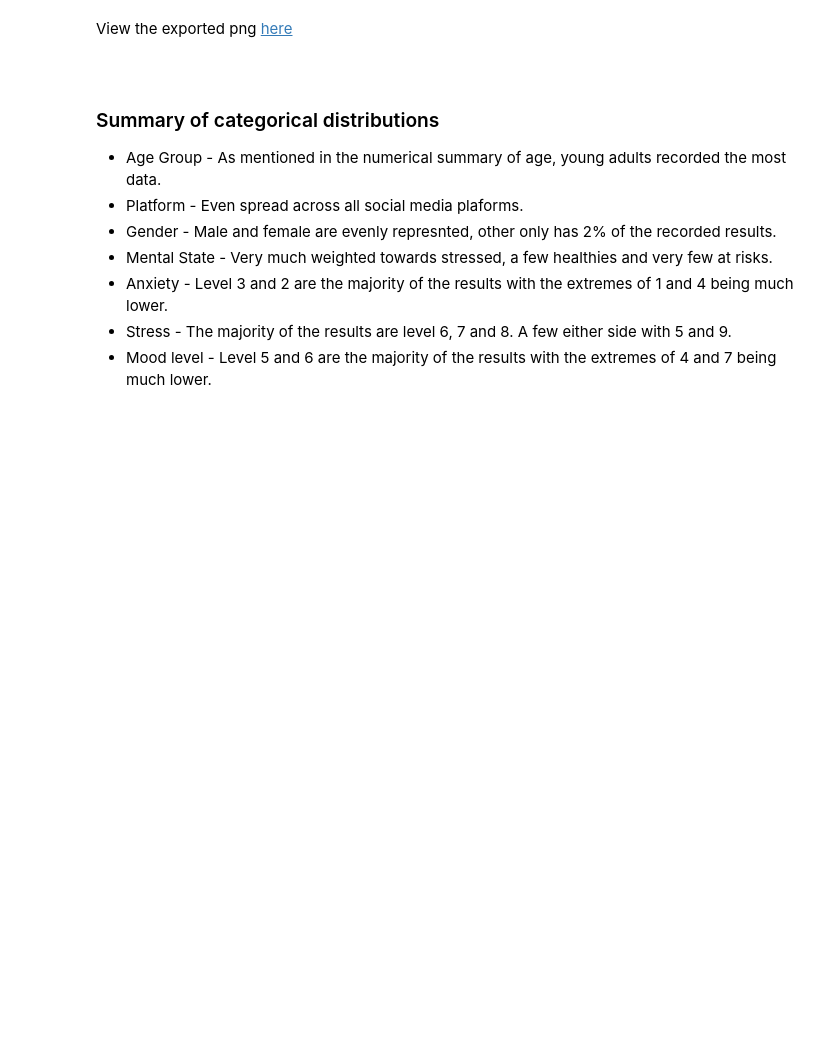
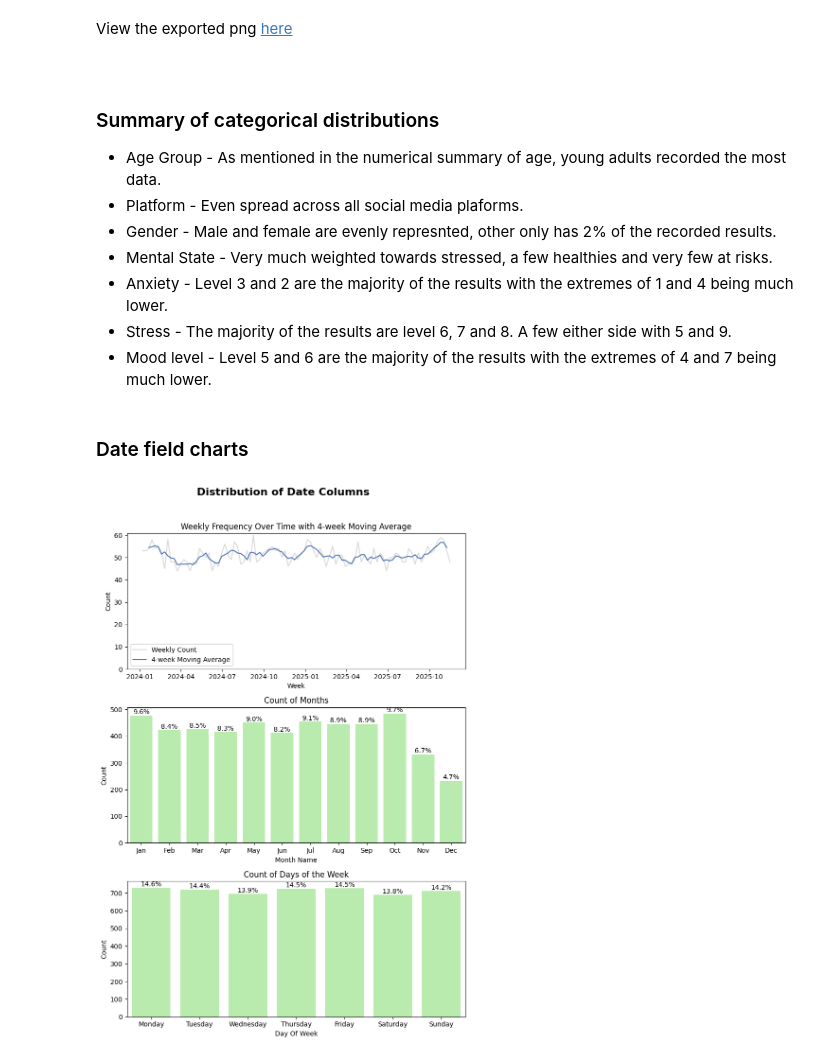
Before and after one commit to petedanielsmith/social-media-effect-on-mental-health, a Jupyter notebook: jupyter_notebooks/01_dataload_clean_and_look_at_distributions.ipynb, the cells around one changed output. Drawn from its saved outputs; the diff is of its cells as text; code cells hidden in the pictures; blank space fills up the shorter version.

Commit message:
Add date distribution charts to NB01 (#17)

```diff
--- a/jupyter_notebooks/01_dataload_clean_and_look_at_distributions.ipynb
+++ b/jupyter_notebooks/01_dataload_clean_and_look_at_distributions.ipynb
@@ -131,7 +131,7 @@ df["year"] = df["date"].dt.year
 df["month"] = df["date"].dt.month
 df["week_number"] = df["date"].dt.isocalendar().week
 df["day_of_week"] = df["date"].dt.day_name()
-df["month_name"] = df["date"].dt.month_name()
+df["month_name"] = df["date"].dt.month_name().str.slice(stop=3)
 # %% [markdown]
 Convert month names and weekday names to ordered categorical types
 
@@ -139,8 +139,8 @@ This is useful for creating bar charts and having the months and day of the week
 # %%
 # Define ordered categorical type for month names
 month_order = [
-    "January", "February", "March", "April", "May", "June",
-    "July", "August", "September", "October", "November", "December"
+    "Jan", "Feb", "Mar", "Apr", "May", "Jun",
+    "Jul", "Aug", "Sep", "Oct", "Nov", "Dec"
 ]
 
 # Convert month_name column to ordered categorical type
@@ -669,3 +669,35 @@ View the exported png [here](../charts/distribution_of_categorical_columns_count
 - Anxiety - Level 3 and 2 are the majority of the results with the extremes of 1 and 4 being much lower.
 - Stress - The majority of the results are level 6, 7 and 8. A few either side with 5 and 9.
 - Mood level - Level 5 and 6 are the majority of the results with the extremes of 4 and 7 being much lower.
+# %% [markdown]
+### Date field charts
+# %%
+# Create subplots
+fig, axs = plt.subplots(3, 1, figsize=(8, 12))
+
+# Add line plot
+weekly_counts = df.resample("W", on="date").size().reset_index(name="count")
+weekly_counts["rolling_4w"] = weekly_counts["count"].rolling(4, center=True).mean()
+sns.lineplot(data=weekly_counts, x="date", y="count", color="#A0A0A0", alpha=0.4, label="Weekly Count", ax=axs[0])
+sns.lineplot(data=weekly_counts, x="date", y="rolling_4w", color="#4C72B0", label="4-week Moving Average", ax=axs[0])
+axs[0].set_title("Weekly Frequency Over Time with 4-week Moving Average")
+axs[0].set_xlabel("Week")
+axs[0].set_ylabel("Count")
+axs[0].set_ylim(0)
+axs[0].legend()
+
+# Add bar count plots for month and day of the week
+plot_bar_count(axs[1], df, 'month_name', 'Count of Months', df['month_name'].cat.categories)
+plot_bar_count(axs[2], df, 'day_of_week', 'Count of Days of the Week', df['day_of_week'].cat.categories)
+
+# Add overall title
+fig.suptitle('Distribution of Date Columns', fontsize=16, fontweight='bold')
+
+# Adjust spacing for suptitle
+plt.tight_layout(rect=[0, 0, 1, 0.96])
+
+# Save figure and show
+plt.savefig('../charts/distribution_of_date_columns.png')
+plt.show()
+# %% [output]
+[figure, added]
```
Also changed, not shown: parts of 1 cell of this notebook, 1 other file.
